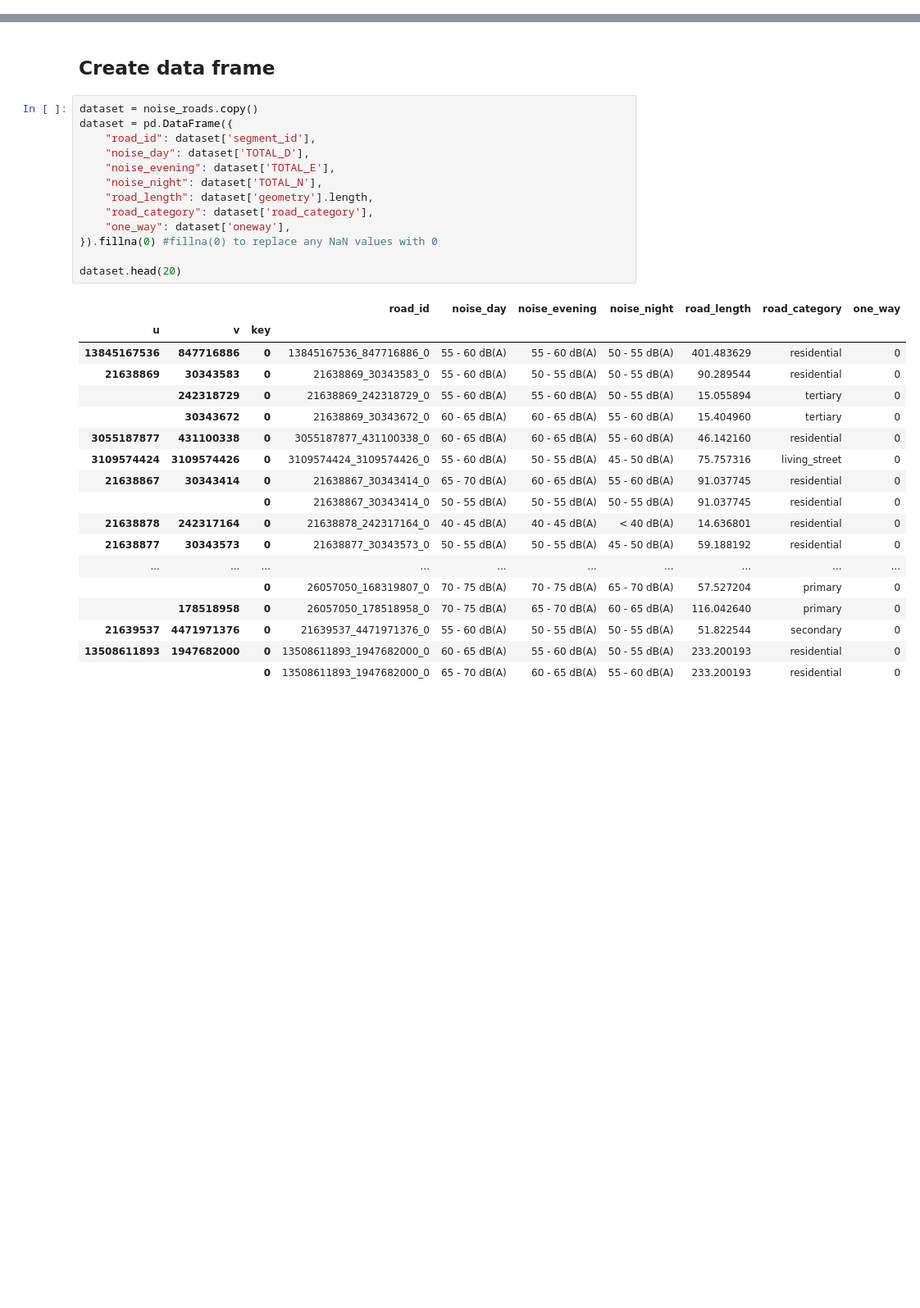
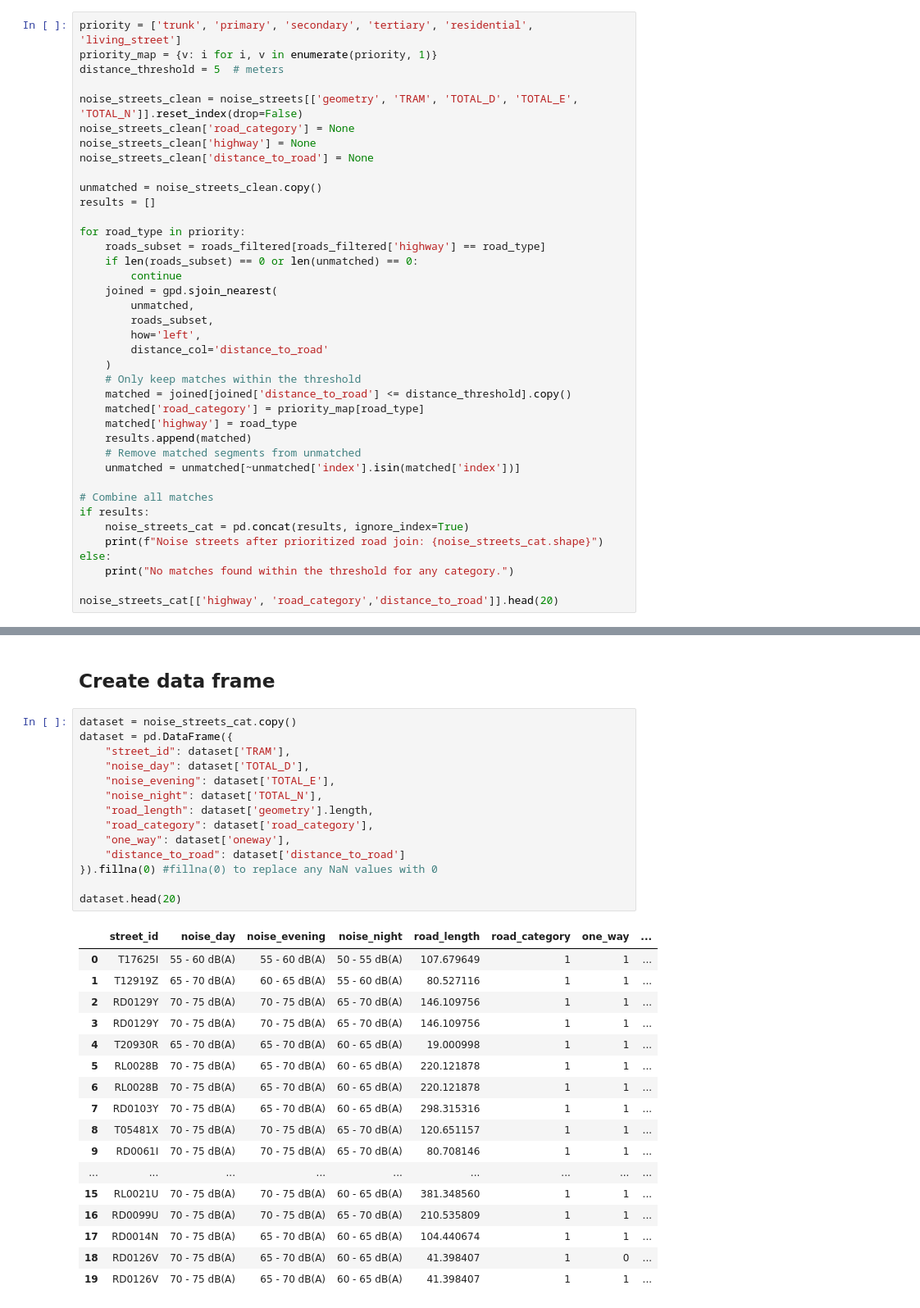
Before and after one commit to AndreaCutroni/ML-Noise-Prediction, a Jupyter notebook: notebooks/osm/OSM_roads.ipynb, the cells around one changed output, grey strips where cells are left out. Shown at 82% size. Saved outputs shown, nothing was run; the diff lists cells and outputs as text; blank space fills up the shorter version.

```diff
--- a/notebooks/osm/OSM_roads.ipynb
+++ b/notebooks/osm/OSM_roads.ipynb
@@ -161,0 +83,39 @@ print(noise_roads.columns.tolist())
+# %%
+priority = ['trunk', 'primary', 'secondary', 'tertiary', 'residential', 'living_street']
+priority_map = {v: i for i, v in enumerate(priority, 1)}
+distance_threshold = 5  # meters
+
+noise_streets_clean = noise_streets[['geometry', 'TRAM', 'TOTAL_D', 'TOTAL_E', 'TOTAL_N']].reset_index(drop=False)
+noise_streets_clean['road_category'] = None
+noise_streets_clean['highway'] = None
+noise_streets_clean['distance_to_road'] = None
+
+unmatched = noise_streets_clean.copy()
+results = []
+
+for road_type in priority:
+    roads_subset = roads_filtered[roads_filtered['highway'] == road_type]
+    if len(roads_subset) == 0 or len(unmatched) == 0:
+        continue
+    joined = gpd.sjoin_nearest(
+        unmatched,
+        roads_subset,
+        how='left',
+        distance_col='distance_to_road'
+    )
+    # Only keep matches within the threshold
+    matched = joined[joined['distance_to_road'] <= distance_threshold].copy()
+    matched['road_category'] = priority_map[road_type]
+    matched['highway'] = road_type
+    results.append(matched)
+    # Remove matched segments from unmatched
+    unmatched = unmatched[~unmatched['index'].isin(matched['index'])]
+
+# Combine all matches
+if results:
+    noise_streets_cat = pd.concat(results, ignore_index=True)
+    print(f"Noise streets after prioritized road join: {noise_streets_cat.shape}")
+else:
+    print("No matches found within the threshold for any category.")
+
+noise_streets_cat[['highway', 'road_category','distance_to_road']].head(20)
@@ -162,37 +162,37 @@ print(noise_roads.columns.tolist())
 # %% [markdown]
 ## Create data frame
 # %%
-dataset = noise_roads.copy()
+dataset = noise_streets_cat.copy()
 dataset = pd.DataFrame({
-    "road_id": dataset['segment_id'],
+    "street_id": dataset['TRAM'],
     "noise_day": dataset['TOTAL_D'],
     "noise_evening": dataset['TOTAL_E'],
     "noise_night": dataset['TOTAL_N'],
     "road_length": dataset['geometry'].length,
     "road_category": dataset['road_category'],
     "one_way": dataset['oneway'],
+    "distance_to_road": dataset['distance_to_road']
 }).fillna(0) #fillna(0) to replace any NaN values with 0
 
 dataset.head(20)
 # %% [output]
-|  |  |  | road_id | noise_day | noise_evening | noise_night | road_length | road_category | one_way |
-| u | v | key |  |  |  |  |  |  |  |
-| 13845167536 | 847716886 | 0 | 13845167536_847716886_0 | 55 - 60 dB(A) | 55 - 60 dB(A) | 50 - 55 dB(A) | 401.483629 | residential | 0 |
-| 21638869 | 30343583 | 0 | 21638869_30343583_0 | 55 - 60 dB(A) | 50 - 55 dB(A) | 50 - 55 dB(A) | 90.289544 | residential | 0 |
-|  | 242318729 | 0 | 21638869_242318729_0 | 55 - 60 dB(A) | 55 - 60 dB(A) | 50 - 55 dB(A) | 15.055894 | tertiary | 0 |
-|  | 30343672 | 0 | 21638869_30343672_0 | 60 - 65 dB(A) | 60 - 65 dB(A) | 55 - 60 dB(A) | 15.404960 | tertiary | 0 |
-| 3055187877 | 431100338 | 0 | 3055187877_431100338_0 | 60 - 65 dB(A) | 60 - 65 dB(A) | 55 - 60 dB(A) | 46.142160 | residential | 0 |
-| 3109574424 | 3109574426 | 0 | 3109574424_3109574426_0 | 55 - 60 dB(A) | 50 - 55 dB(A) | 45 - 50 dB(A) | 75.757316 | living_street | 0 |
-| 21638867 | 30343414 | 0 | 21638867_30343414_0 | 65 - 70 dB(A) | 60 - 65 dB(A) | 55 - 60 dB(A) | 91.037745 | residential | 0 |
-|  |  | 0 | 21638867_30343414_0 | 50 - 55 dB(A) | 50 - 55 dB(A) | 50 - 55 dB(A) | 91.037745 | residential | 0 |
-| 21638878 | 242317164 | 0 | 21638878_242317164_0 | 40 - 45 dB(A) | 40 - 45 dB(A) | < 40 dB(A) | 14.636801 | residential | 0 |
-| 21638877 | 30343573 | 0 | 21638877_30343573_0 | 50 - 55 dB(A) | 50 - 55 dB(A) | 45 - 50 dB(A) | 59.188192 | residential | 0 |
-| ... | ... | ... | ... | ... | ... | ... | ... | ... | ... |
-|  |  | 0 | 26057050_168319807_0 | 70 - 75 dB(A) | 70 - 75 dB(A) | 65 - 70 dB(A) | 57.527204 | primary | 0 |
-|  | 178518958 | 0 | 26057050_178518958_0 | 70 - 75 dB(A) | 65 - 70 dB(A) | 60 - 65 dB(A) | 116.042640 | primary | 0 |
-| 21639537 | 4471971376 | 0 | 21639537_4471971376_0 | 55 - 60 dB(A) | 50 - 55 dB(A) | 50 - 55 dB(A) | 51.822544 | secondary | 0 |
-| 13508611893 | 1947682000 | 0 | 13508611893_1947682000_0 | 60 - 65 dB(A) | 55 - 60 dB(A) | 50 - 55 dB(A) | 233.200193 | residential | 0 |
-|  |  | 0 | 13508611893_1947682000_0 | 65 - 70 dB(A) | 60 - 65 dB(A) | 55 - 60 dB(A) | 233.200193 | residential | 0 |
+|  | street_id | noise_day | noise_evening | noise_night | road_length | road_category | one_way | ... |
+| 0 | T17625I | 55 - 60 dB(A) | 55 - 60 dB(A) | 50 - 55 dB(A) | 107.679649 | 1 | 1 | ... |
+| 1 | T12919Z | 65 - 70 dB(A) | 60 - 65 dB(A) | 55 - 60 dB(A) | 80.527116 | 1 | 1 | ... |
+| 2 | RD0129Y | 70 - 75 dB(A) | 70 - 75 dB(A) | 65 - 70 dB(A) | 146.109756 | 1 | 1 | ... |
+| 3 | RD0129Y | 70 - 75 dB(A) | 70 - 75 dB(A) | 65 - 70 dB(A) | 146.109756 | 1 | 1 | ... |
+| 4 | T20930R | 65 - 70 dB(A) | 65 - 70 dB(A) | 60 - 65 dB(A) | 19.000998 | 1 | 1 | ... |
+| 5 | RL0028B | 70 - 75 dB(A) | 65 - 70 dB(A) | 60 - 65 dB(A) | 220.121878 | 1 | 1 | ... |
+| 6 | RL0028B | 70 - 75 dB(A) | 65 - 70 dB(A) | 60 - 65 dB(A) | 220.121878 | 1 | 1 | ... |
+| 7 | RD0103Y | 70 - 75 dB(A) | 65 - 70 dB(A) | 60 - 65 dB(A) | 298.315316 | 1 | 1 | ... |
+| 8 | T05481X | 70 - 75 dB(A) | 70 - 75 dB(A) | 65 - 70 dB(A) | 120.651157 | 1 | 1 | ... |
+| 9 | RD0061I | 70 - 75 dB(A) | 70 - 75 dB(A) | 65 - 70 dB(A) | 80.708146 | 1 | 1 | ... |
+| ... | ... | ... | ... | ... | ... | ... | ... | ... |
+| 15 | RL0021U | 70 - 75 dB(A) | 70 - 75 dB(A) | 60 - 65 dB(A) | 381.348560 | 1 | 1 | ... |
+| 16 | RD0099U | 70 - 75 dB(A) | 70 - 75 dB(A) | 65 - 70 dB(A) | 210.535809 | 1 | 1 | ... |
+| 17 | RD0014N | 70 - 75 dB(A) | 65 - 70 dB(A) | 60 - 65 dB(A) | 104.440674 | 1 | 1 | ... |
+| 18 | RD0126V | 70 - 75 dB(A) | 65 - 70 dB(A) | 60 - 65 dB(A) | 41.398407 | 1 | 0 | ... |
+| 19 | RD0126V | 70 - 75 dB(A) | 65 - 70 dB(A) | 60 - 65 dB(A) | 41.398407 | 1 | 1 | ... |
 # %% [markdown]
 ## Export dataset to CSV
 # %%
```
Also changed, not shown: parts of 14 cells of this notebook, 5 other files.
